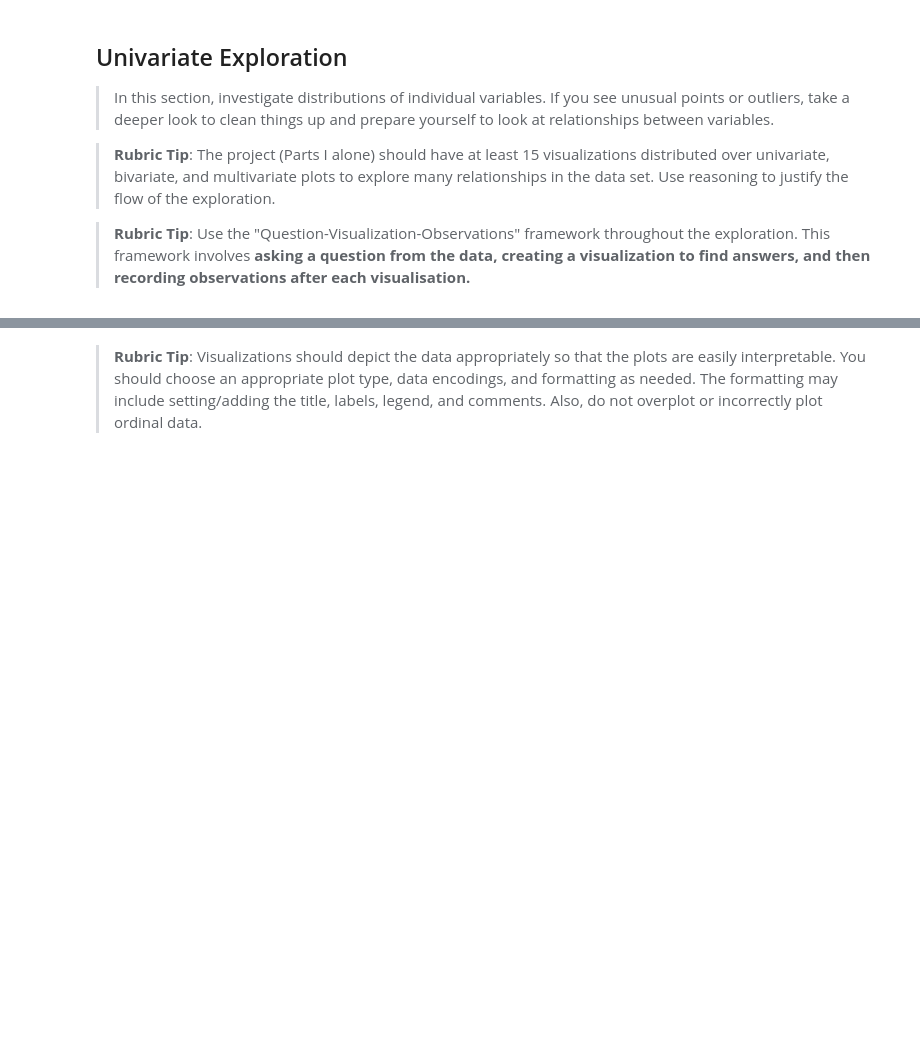
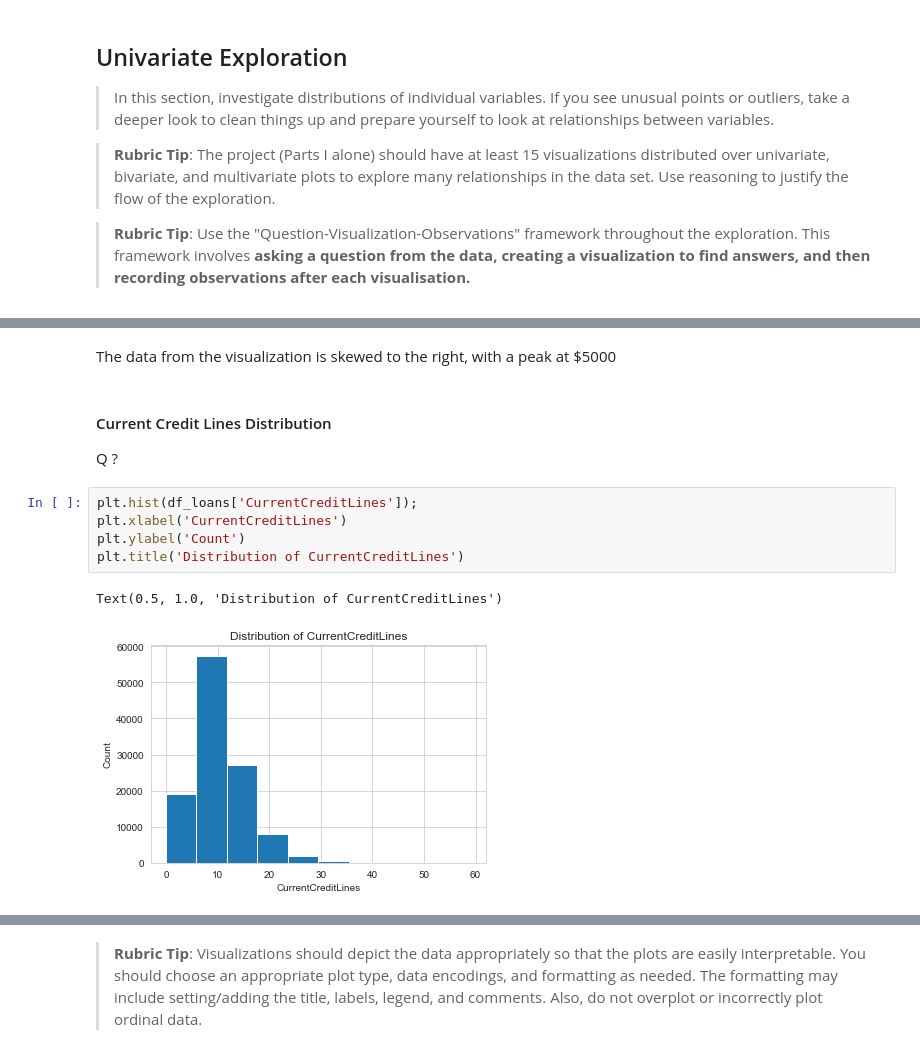
Before and after one commit to andisiambuku/Loans-Analysis-Project, a Jupyter notebook: Part_I_exploration_template.ipynb, the cells around one changed output, grey strips where cells are left out. Cells and saved outputs as stored; diff of their text form; blank space fills up the shorter version.

```diff
--- a/Part_I_exploration_template.ipynb
+++ b/Part_I_exploration_template.ipynb
@@ -222,0 +264,13 @@ and prepare yourself to look at relationships between variables.
+# %% [markdown]
+The data from the visualization is skewed to the right, with a peak at $5000
+# %% [markdown]
+#### Current Credit Lines Distribution
+Q ?
+# %%
+plt.hist(df_loans['CurrentCreditLines']);
+plt.xlabel('CurrentCreditLines')
+plt.ylabel('Count')
+plt.title('Distribution of CurrentCreditLines')
+# %% [output]
+Text(0.5, 1.0, 'Distribution of CurrentCreditLines')
+[figure, added]
```
Also changed, not shown: parts of 63 cells of this notebook, 1 other file.
